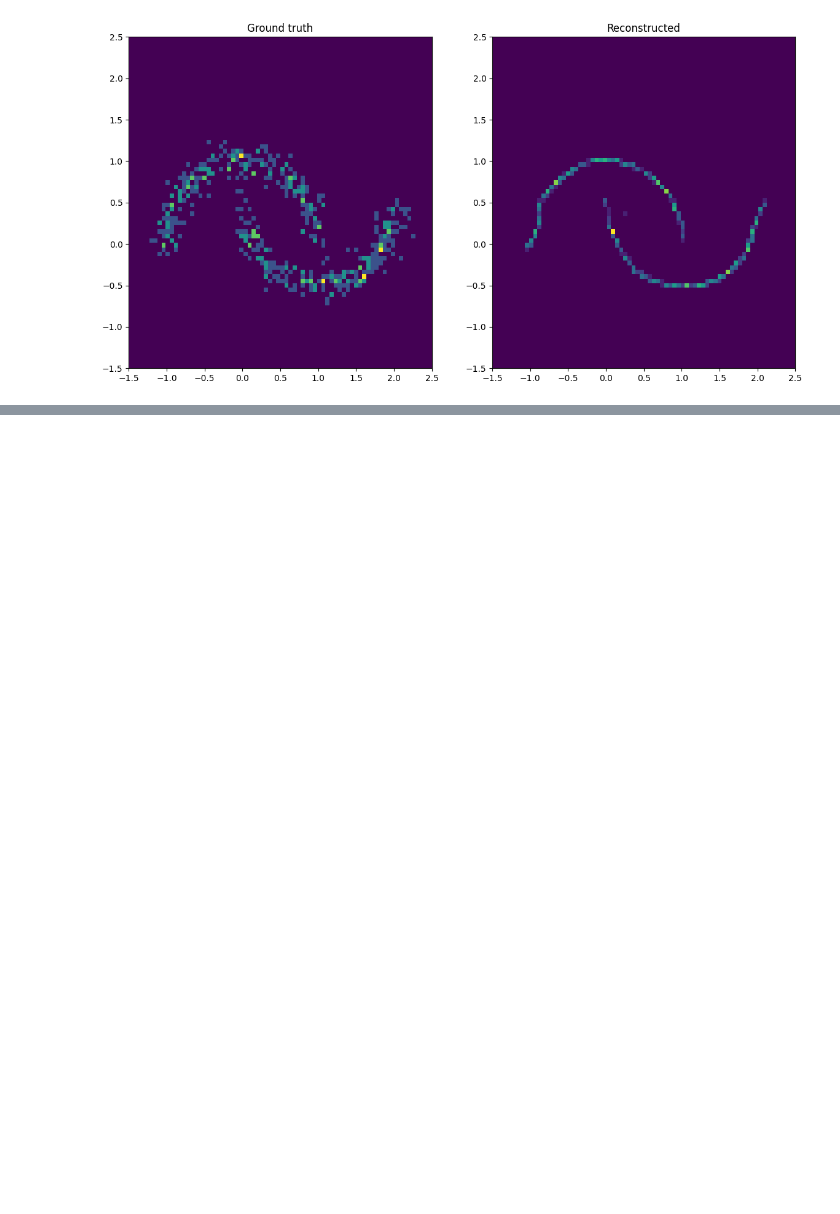
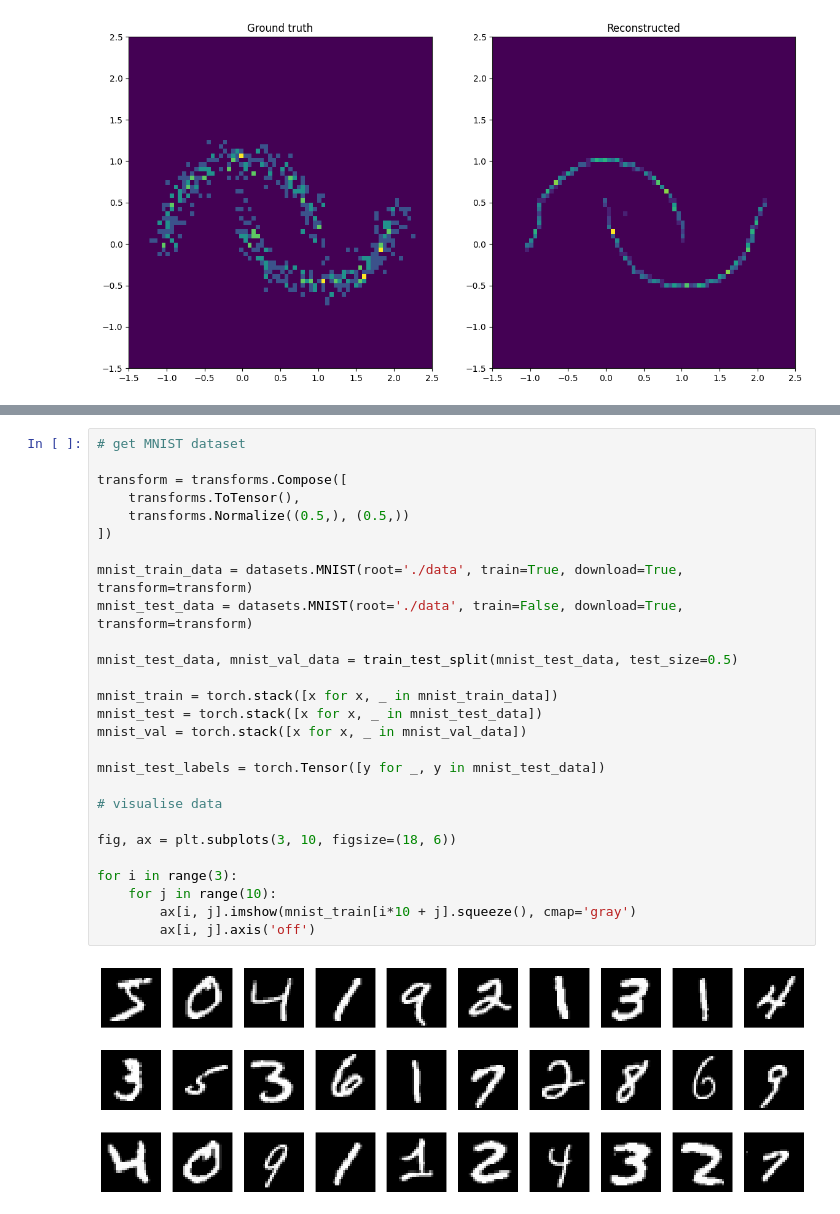
Before and after one commit to CKleiber/SciML-Seminar, a Jupyter notebook: main.ipynb, the cells around one changed output, grey strips where cells are left out. Drawn from its saved outputs; the diff is of its cells as text; blank space fills up the shorter version.

Commit message:
Implemented MNIST

```diff
--- a/main.ipynb
+++ b/main.ipynb
@@ -192,0 +257,29 @@ ax[1].set_title('Reconstructed');
+# %%
+# get MNIST dataset
+
+transform = transforms.Compose([
+    transforms.ToTensor(),
+    transforms.Normalize((0.5,), (0.5,))
+])
+
+mnist_train_data = datasets.MNIST(root='./data', train=True, download=True, transform=transform)
+mnist_test_data = datasets.MNIST(root='./data', train=False, download=True, transform=transform)
+
+mnist_test_data, mnist_val_data = train_test_split(mnist_test_data, test_size=0.5)
+
+mnist_train = torch.stack([x for x, _ in mnist_train_data])
+mnist_test = torch.stack([x for x, _ in mnist_test_data])
+mnist_val = torch.stack([x for x, _ in mnist_val_data])
+
+mnist_test_labels = torch.Tensor([y for _, y in mnist_test_data])
+
+# visualise data
+
+fig, ax = plt.subplots(3, 10, figsize=(18, 6))
+
+for i in range(3):
+    for j in range(10):
+        ax[i, j].imshow(mnist_train[i*10 + j].squeeze(), cmap='gray')
+        ax[i, j].axis('off')
+# %% [output]
+[figure, added]
```
Also changed, not shown: parts of 9 cells of this notebook, 9 other files.
